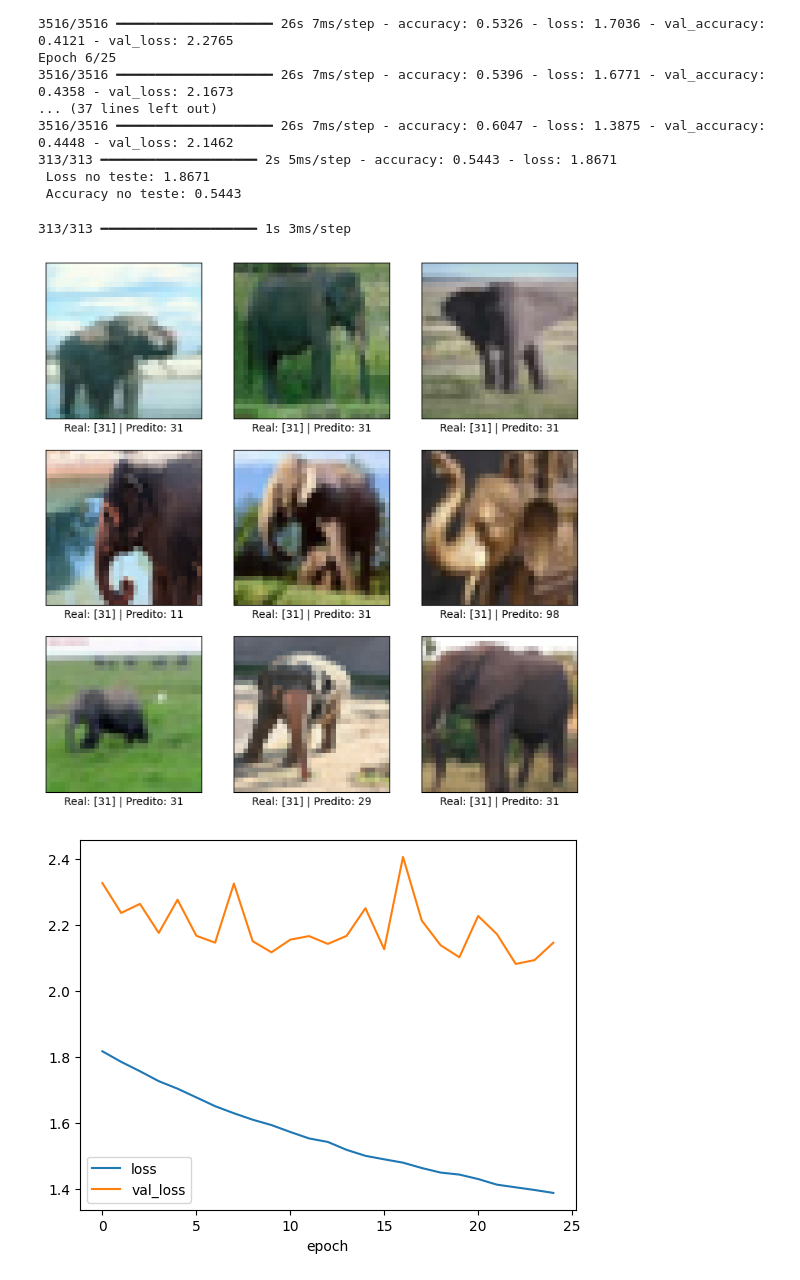
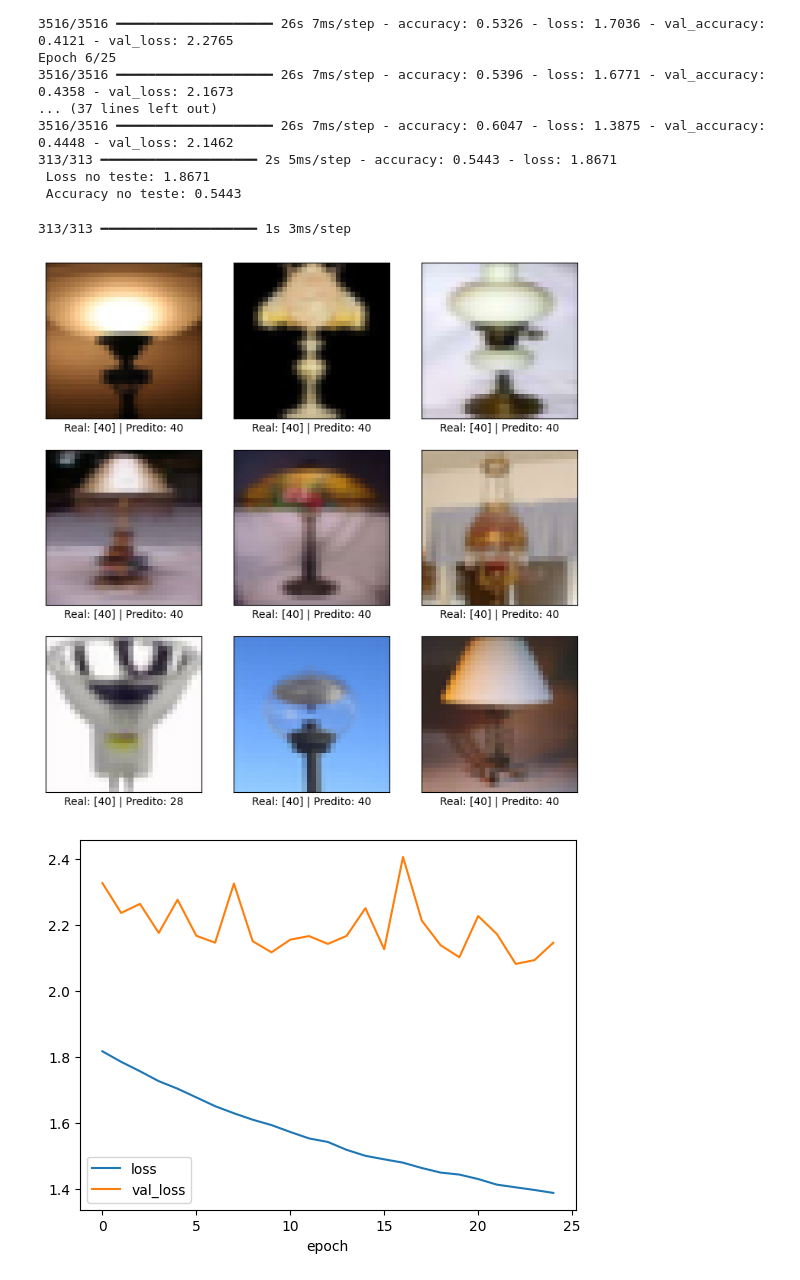
Before and after one commit to caioadlc/NN_and_DL, a Jupyter notebook: CNN_mnist_cifar.ipynb, the cells around one changed output. Drawn from its saved outputs; the diff is of its cells as text; code cells hidden in the pictures.

```diff
--- a/CNN_mnist_cifar.ipynb
+++ b/CNN_mnist_cifar.ipynb
@@ -757,21 +757,21 @@ Epoch 6/25
 # %%
 imag_pred3 = model_cnn.predict(test_images_cifar)
 
 plt.figure(figsize=(9, 9))
 
 # encontra índices onde o label é 1
-idx_label_1 = np.where(test_labels_cifar == 31)[0]
+idx_label_1 = np.where(test_labels_cifar == 40)[0]
 
 for i in range(9):
     j = np.random.choice(idx_label_1)  # sorteia só entre label 1
     plt.subplot(3, 3, i + 1)
     plt.xticks([])
     plt.yticks([])
     plt.imshow(test_images_cifar[j], cmap='binary')
     plt.xlabel(f'Real: {test_labels_cifar[j]} | Predito: {np.argmax(imag_pred3[j])}')
 # %% [output]
 313/313 ━━━━━━━━━━━━━━━━━━━━ 1s 3ms/step
-[figure, old version]
+[figure, new version]
 # %%
 plt.plot(history3.history['loss'])
 plt.plot(history3.history['val_loss'])
```
